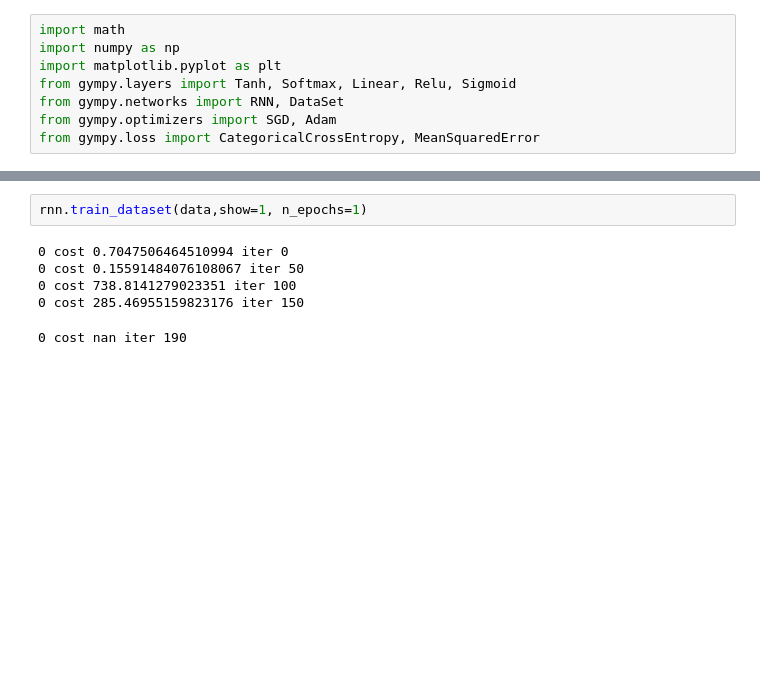
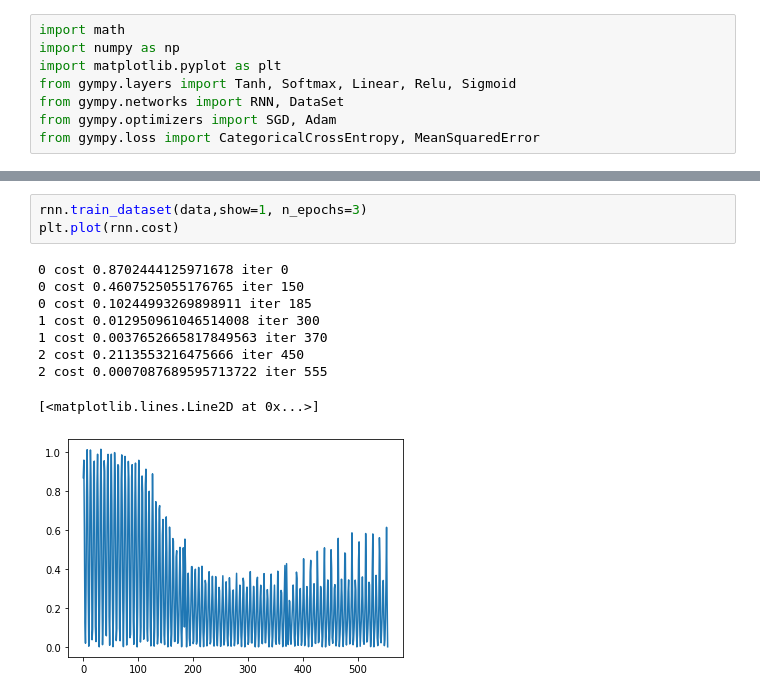
Before and after one commit to scuervo91/gympy, a Jupyter notebook: docs/examples/RNN/1-Rnn_basic.ipynb, the cells around one changed output, grey strips where cells are left out. Cells and saved outputs as stored; diff of their text form; blank space fills up the shorter version.

```diff
--- a/docs/examples/RNN/1-Rnn_basic.ipynb
+++ b/docs/examples/RNN/1-Rnn_basic.ipynb
@@ -67,11 +69,16 @@ rnn.get_loss(data.x[0,:,:],data.y[0,:,:])
 # %%
-rnn.train_dataset(data,show=1, n_epochs=1)
+rnn.train_dataset(data,show=1, n_epochs=3)
+plt.plot(rnn.cost)
 # %% [output]
-0 cost 0.7047506464510994 iter 0
-0 cost 0.15591484076108067 iter 50
-0 cost 738.8141279023351 iter 100
-0 cost 285.46955159823176 iter 150
+0 cost 0.8702444125971678 iter 0
+0 cost 0.4607525055176765 iter 150
+0 cost 0.10244993269898911 iter 185
+1 cost 0.012950961046514008 iter 300
+1 cost 0.0037652665817849563 iter 370
+2 cost 0.2113553216475666 iter 450
+2 cost 0.0007087689595713722 iter 555
-0 cost nan iter 190
+[<matplotlib.lines.Line2D at 0x...>]
+[figure, added]
 # %%
 y_pred = rnn.predict_batch(data.x)
 plt.plot(y_pred)
```
Also changed, not shown: parts of 10 cells of this notebook, 1 other file.
